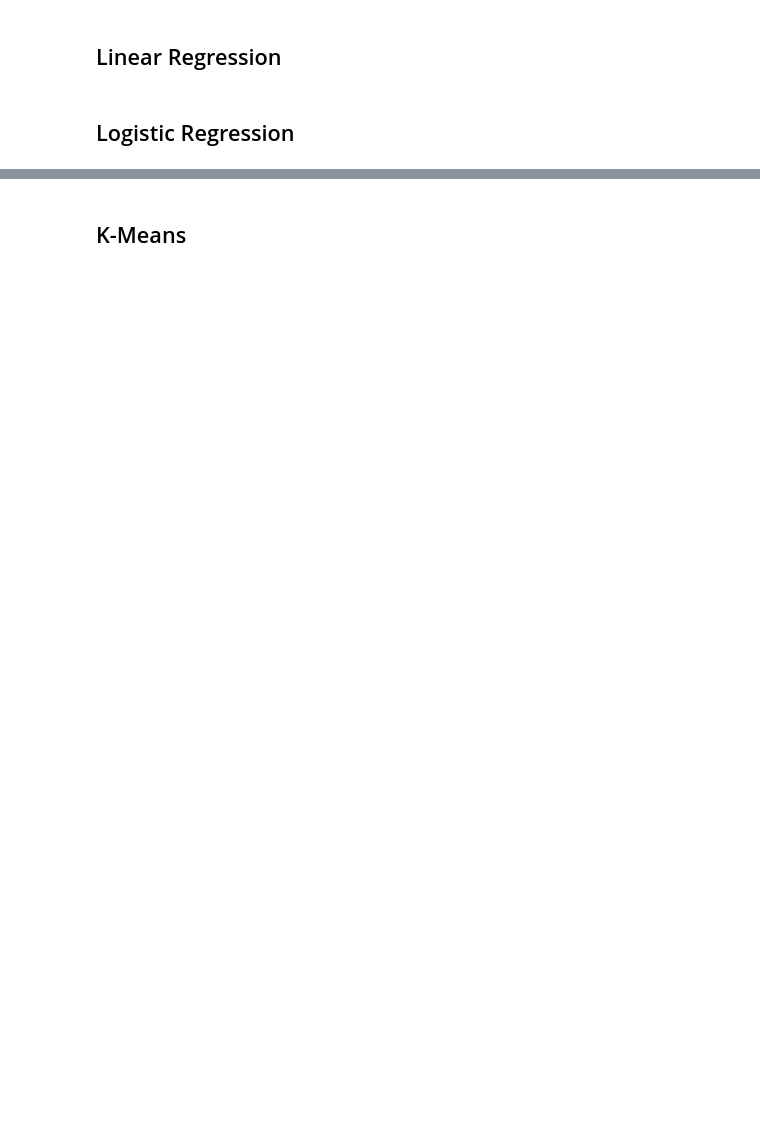
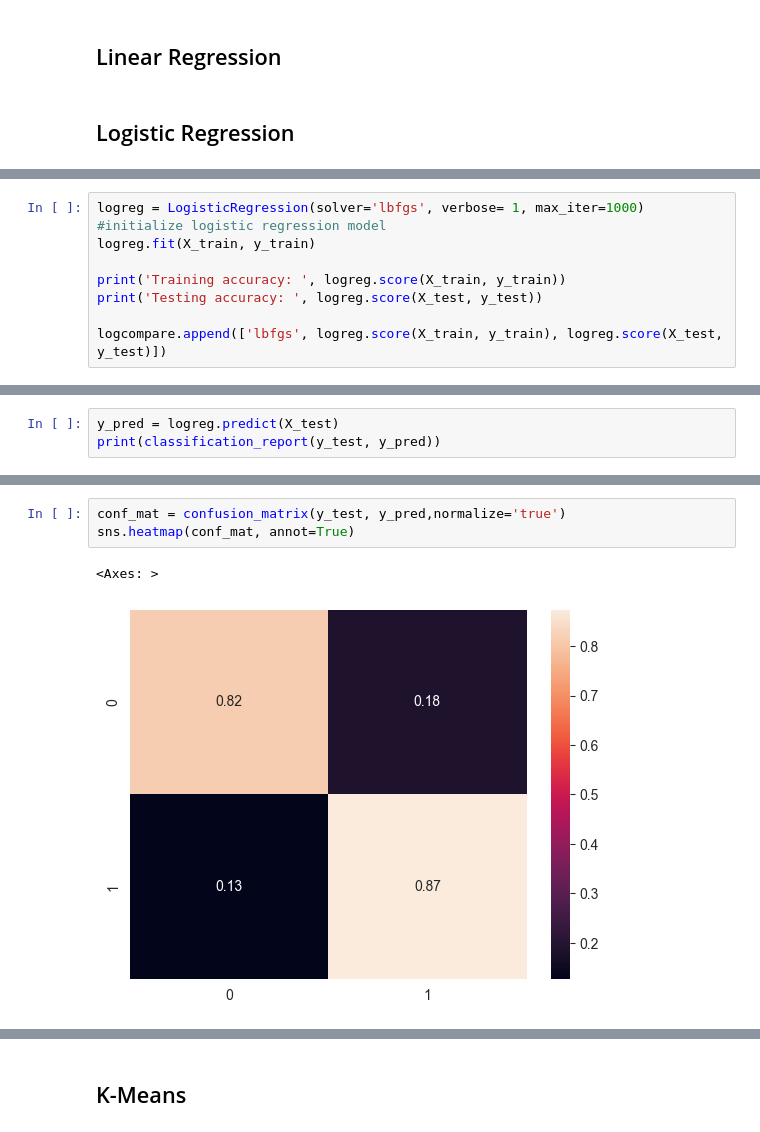
Before and after one commit to LutfiIzzat/MachineLearningProject, a Jupyter notebook: ML_Project.ipynb, the cells around one changed output, grey strips where cells are left out. Cells and saved outputs as stored; diff of their text form; blank space fills up the shorter version.

```diff
--- a/ML_Project.ipynb
+++ b/ML_Project.ipynb
@@ -1160,0 +1207,8 @@ Testing set:  (4880, 17)
+# %%
+logreg = LogisticRegression(solver='lbfgs', verbose= 1, max_iter=1000) #initialize logistic regression model
+logreg.fit(X_train, y_train)
+
+print('Training accuracy: ', logreg.score(X_train, y_train))
+print('Testing accuracy: ', logreg.score(X_test, y_test))
+
+logcompare.append(['lbfgs', logreg.score(X_train, y_train), logreg.score(X_test, y_test)])
@@ -1160,0 +1286,3 @@ Testing set:  (4880, 17)
+# %%
+y_pred = logreg.predict(X_test)
+print(classification_report(y_test, y_pred))
@@ -1160,0 +1324,6 @@ Testing set:  (4880, 17)
+# %%
+conf_mat = confusion_matrix(y_test, y_pred,normalize='true')
+sns.heatmap(conf_mat, annot=True)
+# %% [output]
+<Axes: >
+[figure, added]
```
Also changed, not shown: parts of 40 cells of this notebook.
